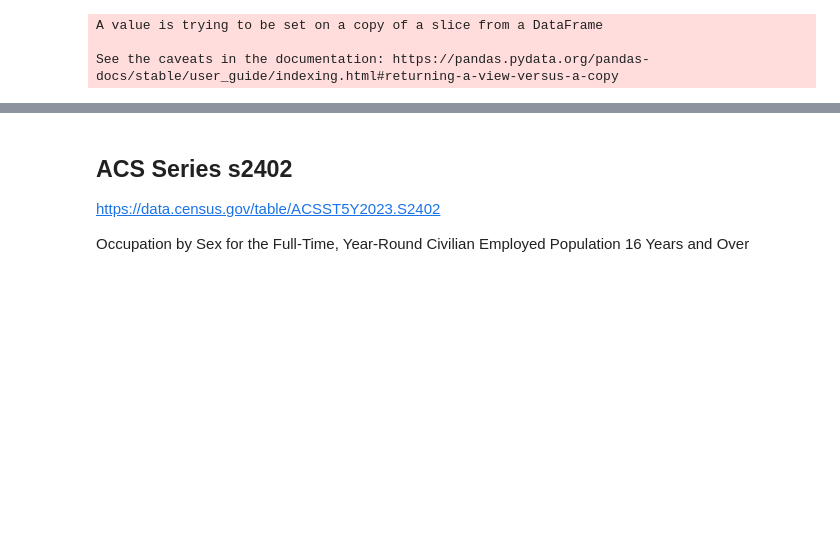
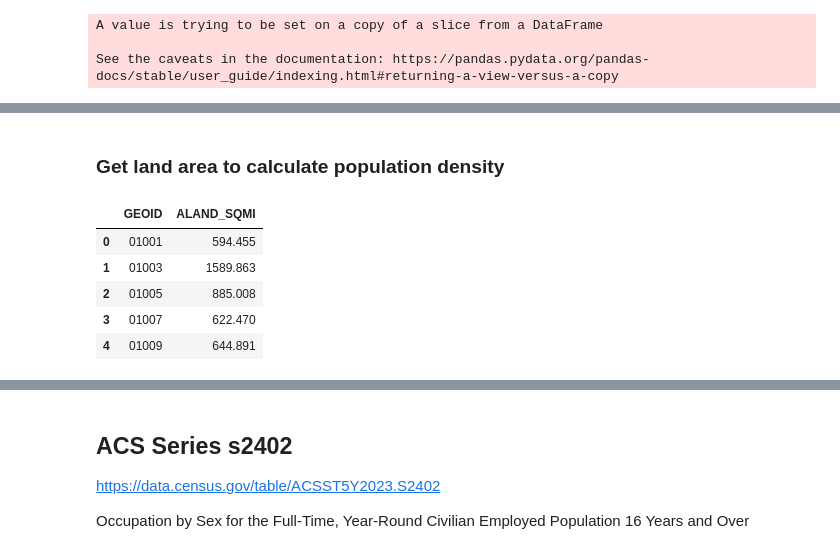
Before and after one commit to emilylmitchum/dsan5650-final-project, a Jupyter notebook: code/eda.ipynb, the cells around one changed output, grey strips where cells are left out. Drawn from its saved outputs; the diff is of its cells as text; code cells hidden in the pictures; blank space fills up the shorter version.

```diff
--- a/code/eda.ipynb
+++ b/code/eda.ipynb
@@ -247,0 +215,2 @@ counties.head()
+# %% [markdown]
+###  Get land area to calculate population density
@@ -247,0 +227,9 @@ counties.head()
+# %%
+county_area.head()
+# %% [output]
+|  | GEOID | ALAND_SQMI |
+| 0 | 01001 | 594.455 |
+| 1 | 01003 | 1589.863 |
+| 2 | 01005 | 885.008 |
+| 3 | 01007 | 622.470 |
+| 4 | 01009 | 644.891 |
```
Also changed, not shown: parts of 32 cells of this notebook, 4 other files.
